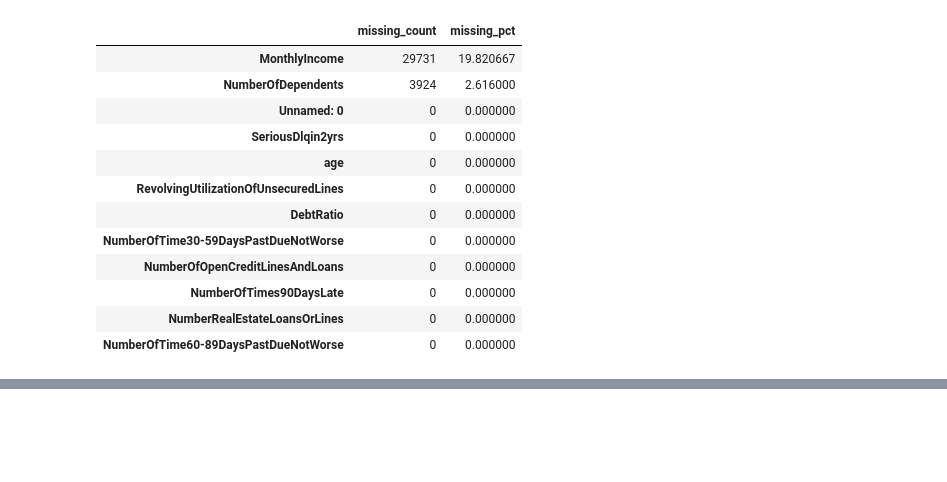
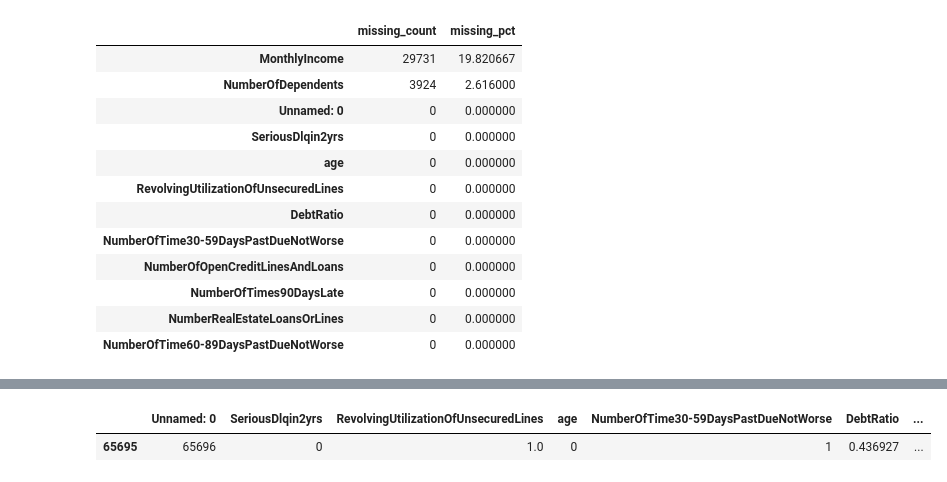
Before and after one commit to farid-ds/credit_scoring, a Jupyter notebook: notebooks/01_eda.ipynb, the cells around one changed output, grey strips where cells are left out. Cells and saved outputs as stored; diff of their text form; code cells hidden in the pictures; blank space fills up the shorter version.

```diff
--- a/notebooks/01_eda.ipynb
+++ b/notebooks/01_eda.ipynb
@@ -107,0 +173,7 @@ Name: proportion, dtype: float64
+# %%
+display(
+    train[train["age"] == 0]
+)
+# %% [output]
+|  | Unnamed: 0 | SeriousDlqin2yrs | RevolvingUtilizationOfUnsecuredLines | age | NumberOfTime30-59DaysPastDueNotWorse | DebtRatio | ... |
+| 65695 | 65696 | 0 | 1.0 | 0 | 1 | 0.436927 | ... |
```
Also changed, not shown: parts of 6 cells of this notebook.
